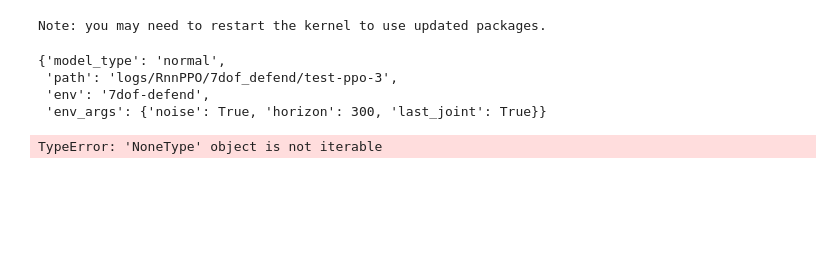
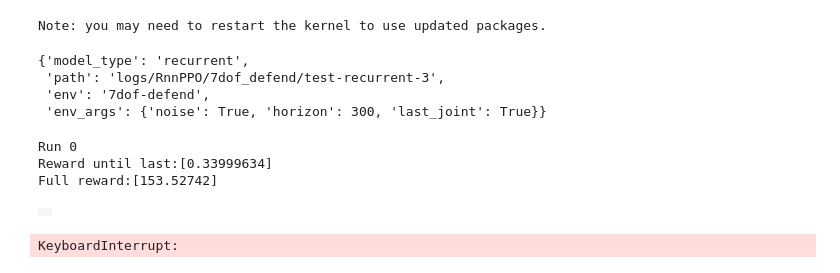
Before and after one commit to Thifhi/airhockey, a Jupyter notebook: test.ipynb, the cells around one changed output. Cells and saved outputs as stored; diff of their text form; code cells hidden in the pictures; blank space fills up the shorter version.

Commit message:
test notebook

```diff
--- a/test.ipynb
+++ b/test.ipynb
@@ -70,12 +8,34 @@ def run_n(local_testing, n=50):
+# %%
+from ppo_airhockey_benchmark.test import eval_one, prepare
+
+def start_testing(local_testing, n=15):
+    display(local_testing)
+    eval_env, model = prepare(local_testing)
+    for q in range(50):
+        images, cum_reward, reward, info = eval_one(eval_env, model, render_mode='rgb_array')
+        print("Run {}".format(q))
+        print("Reward until last:{}".format(cum_reward - reward))
+        print("Full reward:{}".format(cum_reward))
+        media.show_video(images, fps=50, width=500)
 # %%
 local_testing = {
     'model_type': 'recurrent',
     'path': 'logs/RnnPPO/7dof_defend/test-recurrent-3',
     'env': '7dof-defend',
     'env_args': {'noise': True, 'horizon': 300, 'last_joint': True}
 }
 
-run_n(local_testing, n=15)
+start_testing(local_testing, n=15)
+# %% [output]
+{'model_type': 'recurrent',
+ 'path': 'logs/RnnPPO/7dof_defend/test-recurrent-3',
+ 'env': '7dof-defend',
+ 'env_args': {'noise': True, 'horizon': 300, 'last_joint': True}}
+Run 0
+Reward until last:[0.33999634]
+Full reward:[153.52742]
+|  |
+KeyboardInterrupt:
 # %%
 local_testing = {
     'model_type': 'normal',
@@ -84,10 +44,4 @@ local_testing = {
     'env_args': {'noise': True, 'horizon': 300, 'last_joint': True}
 }
 
-run_n(local_testing, n=15)
+start_testing(local_testing, n=15)
-# %% [output]
-{'model_type': 'normal',
- 'path': 'logs/RnnPPO/7dof_defend/test-ppo-3',
- 'env': '7dof-defend',
- 'env_args': {'noise': True, 'horizon': 300, 'last_joint': True}}
-TypeError: 'NoneType' object is not iterable
```
Also changed, not shown: parts of 3 cells of this notebook, 3 other files.
